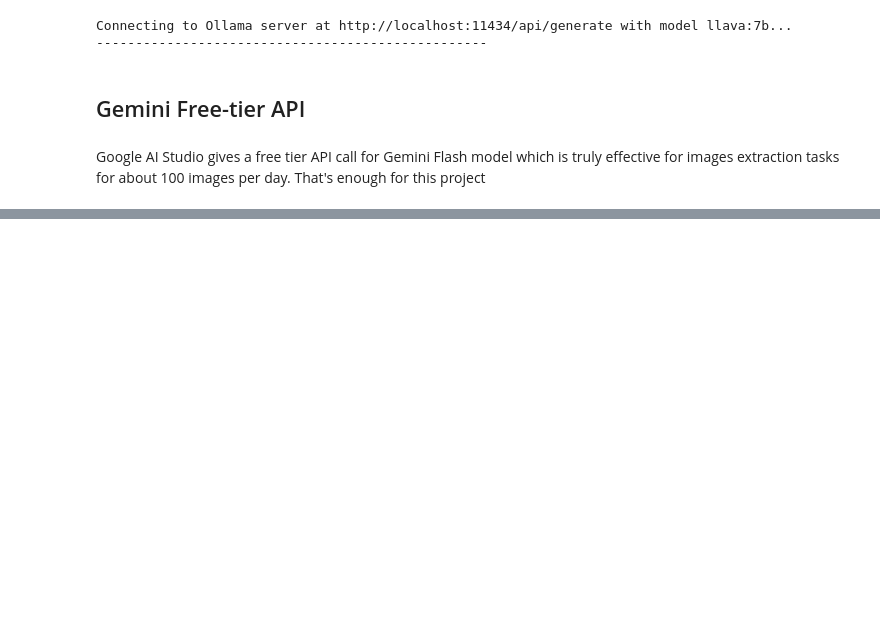
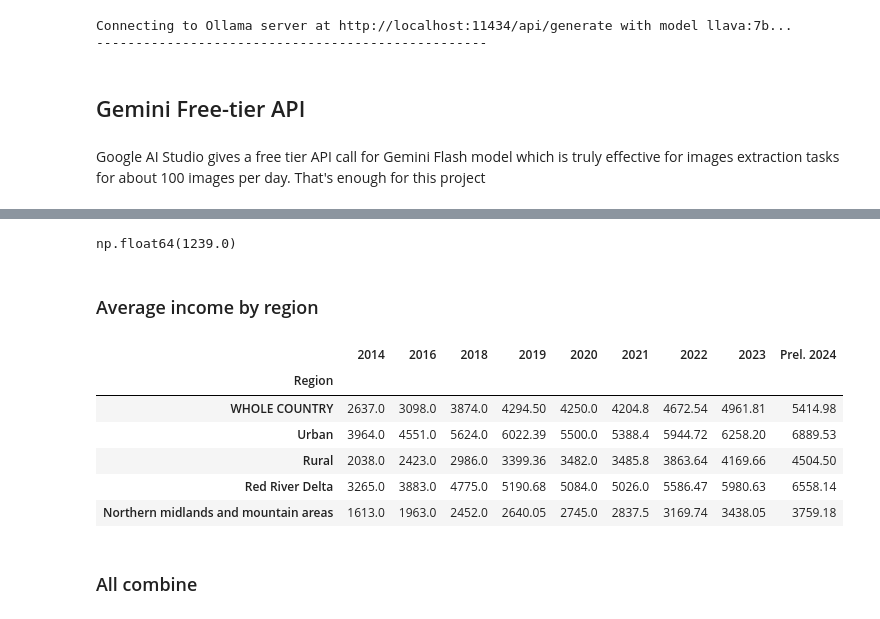
Before and after one commit to quocan91tc/DALAS_Project, a Jupyter notebook: main.ipynb, the cells around one changed output, grey strips where cells are left out. Saved outputs shown, nothing was run; the diff lists cells and outputs as text; code cells hidden in the pictures; blank space fills up the shorter version.

```diff
--- a/main.ipynb
+++ b/main.ipynb
@@ -561,0 +572,24 @@ def translate_text_with_gemini(text: str, max_retries: int = 3) -> str:
+# %%
+df_avg_expenditure['2014'].loc['Urban', 'Eating drinking & smoking expenditure']
+# %% [output]
+np.float64(1239.0)
+# %% [markdown]
+### Average income by region
+# %%
+df_avg_income = pd.read_csv('data/VN_avg_monthly_income_1424.csv', header=1)
+# Normalize pivot column name
+df_avg_income = df_avg_income.rename(columns={'Residence and region': 'Region'})
+
+# Set Region column as index
+df_avg_income = df_avg_income.set_index('Region')
+df_avg_income.head()
+# %% [output]
+|  | 2014 | 2016 | 2018 | 2019 | 2020 | 2021 | 2022 | 2023 | Prel. 2024 |
+| Region |  |  |  |  |  |  |  |  |  |
+| WHOLE COUNTRY | 2637.0 | 3098.0 | 3874.0 | 4294.50 | 4250.0 | 4204.8 | 4672.54 | 4961.81 | 5414.98 |
+| Urban | 3964.0 | 4551.0 | 5624.0 | 6022.39 | 5500.0 | 5388.4 | 5944.72 | 6258.20 | 6889.53 |
+| Rural | 2038.0 | 2423.0 | 2986.0 | 3399.36 | 3482.0 | 3485.8 | 3863.64 | 4169.66 | 4504.50 |
+| Red River Delta | 3265.0 | 3883.0 | 4775.0 | 5190.68 | 5084.0 | 5026.0 | 5586.47 | 5980.63 | 6558.14 |
+| Northern midlands and mountain areas | 1613.0 | 1963.0 | 2452.0 | 2640.05 | 2745.0 | 2837.5 | 3169.74 | 3438.05 | 3759.18 |
+# %% [markdown]
+### All combine
```
Also changed, not shown: parts of 17 cells of this notebook.
